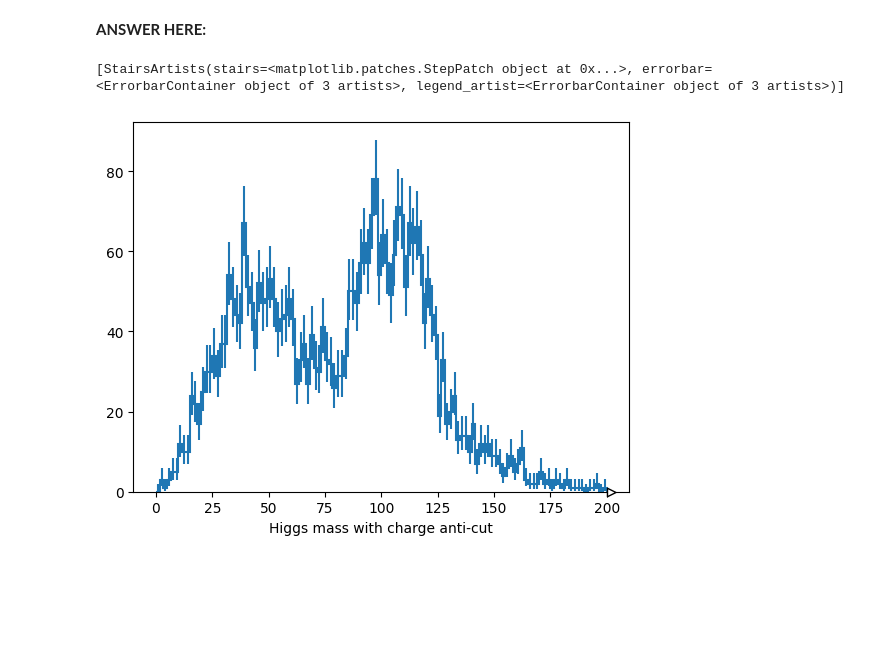
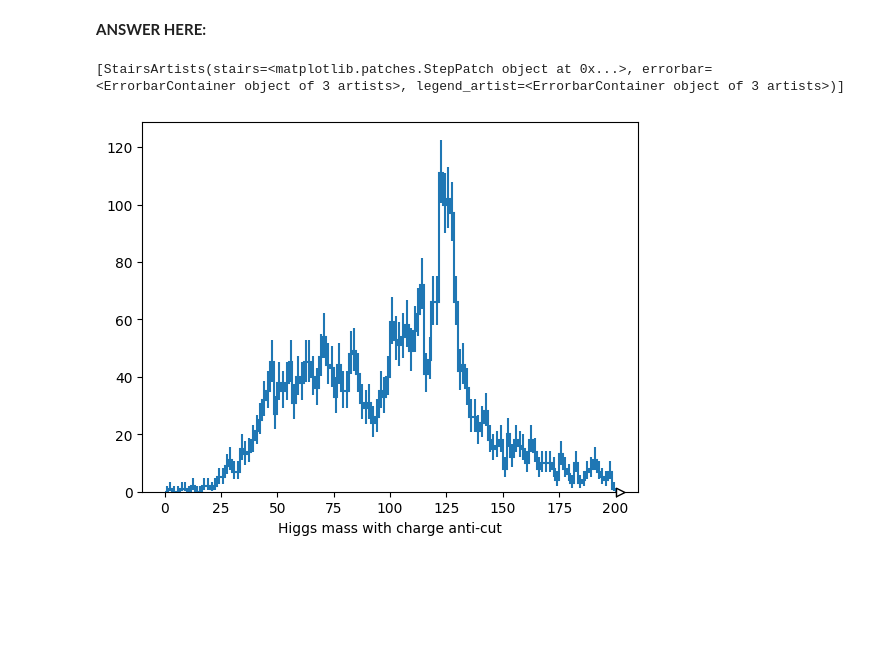
Before and after one commit to aritradas08/2025-06-15-hsf-india-tutorial-Aritra-Das, a Jupyter notebook: lesson-2-arrays/project-2-higgs.ipynb, the cells around one changed output. Cells and saved outputs as stored; diff of their text form; code cells hidden in the pictures.

```diff
--- a/lesson-2-arrays/project-2-higgs.ipynb
+++ b/lesson-2-arrays/project-2-higgs.ipynb
@@ -587,10 +599,14 @@ zmass_higgs = zmass_ee + zmass_mumu
 # %%
+zee = e1 + e2
+zmumu = mu1 + mu2
+zmass_higgs = (zee+zmumu).mass
+
 hist.Hist.new.Regular(120, 0, 200, name="Higgs mass with charge anti-cut").Double().fill(
     zmass_higgs[(e1_charge + e2_charge != 0) | (mu1_charge + mu2_charge != 0)]
 ).plot()
 # %% [output]
 [StairsArtists(stairs=<matplotlib.patches.StepPatch object at 0x...>, errorbar=<ErrorbarContainer object of 3 artists>, legend_artist=<ErrorbarContainer object of 3 artists>)]
-[figure, old version]
+[figure, new version]
 # %% [markdown]
 <br><br><br>
 # %% [markdown]
```
Also changed, not shown: parts of 11 cells of this notebook.
